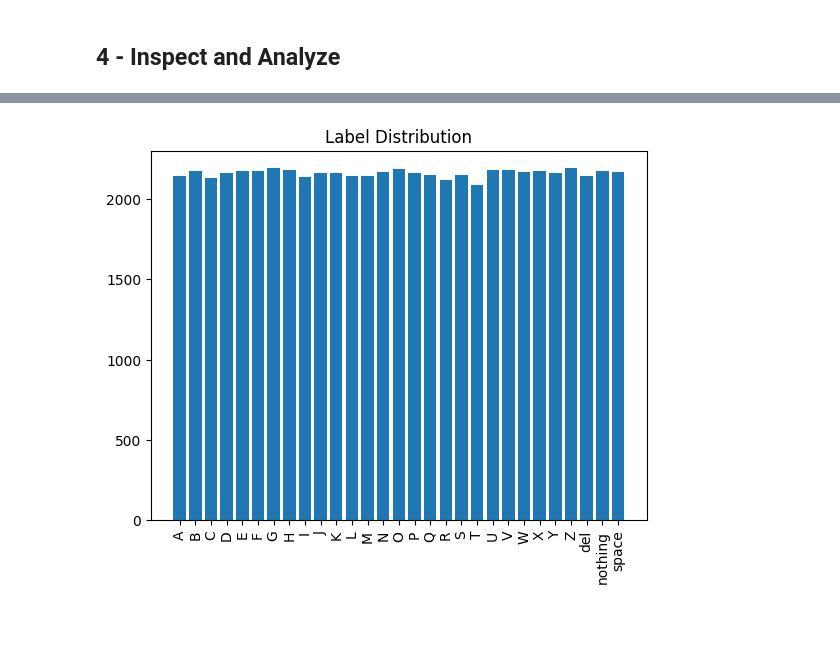
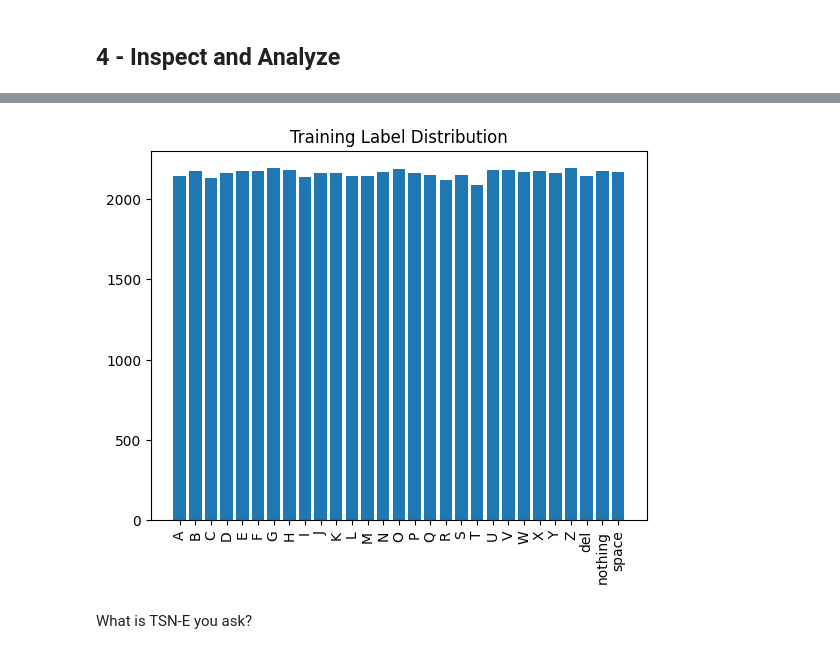
Before and after one commit to Joeshmoe03/ASL-classification, a Jupyter notebook: ASL.ipynb, the cells around one changed output, grey strips where cells are left out. Cells and saved outputs as stored; diff of their text form; code cells hidden in the pictures; blank space fills up the shorter version.

```diff
--- a/ASL.ipynb
+++ b/ASL.ipynb
@@ -222,10 +245,12 @@ As we can see, the distribution of labels appears uniform (something that makes
 # %%
-# Lets check how balanced the dataset is
+# Lets check how balanced the training dataset is
 unique_labels, label_counts = np.unique(y_train, return_counts=True)
 
-plt.title('Label Distribution')
+plt.title('Training Label Distribution')
 plt.bar(unique_labels, label_counts)
 plt.xticks(rotation=90)
 plt.show()
 # %% [output]
-[figure, old version]
+[figure, new version]
+# %% [markdown]
+What is TSN-E you ask?
```
Also changed, not shown: parts of 14 cells of this notebook, 1 other file.
